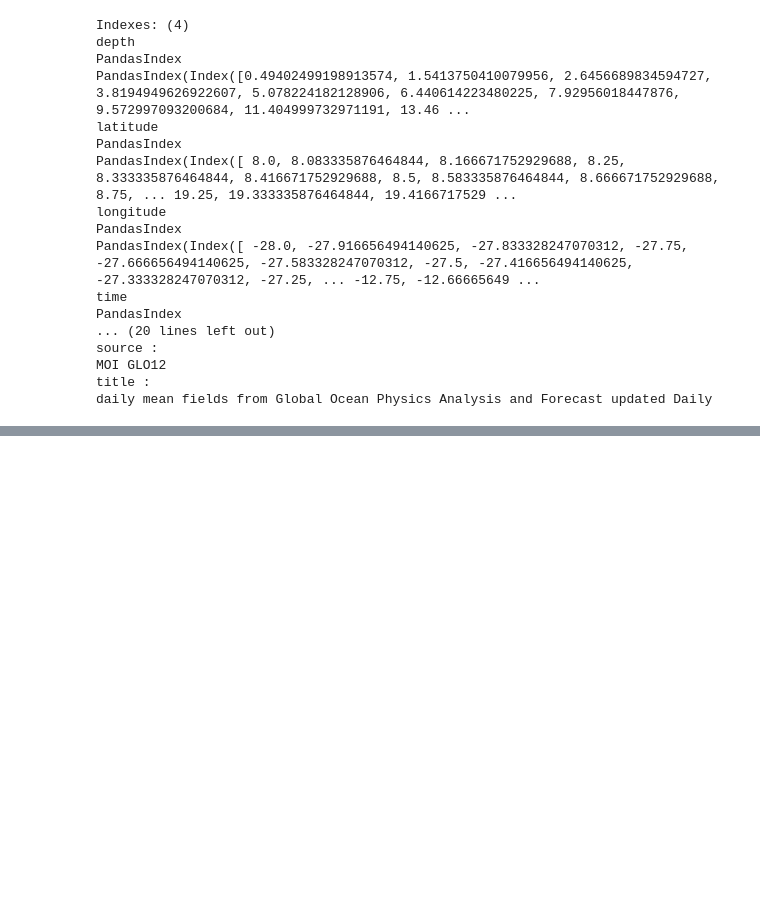
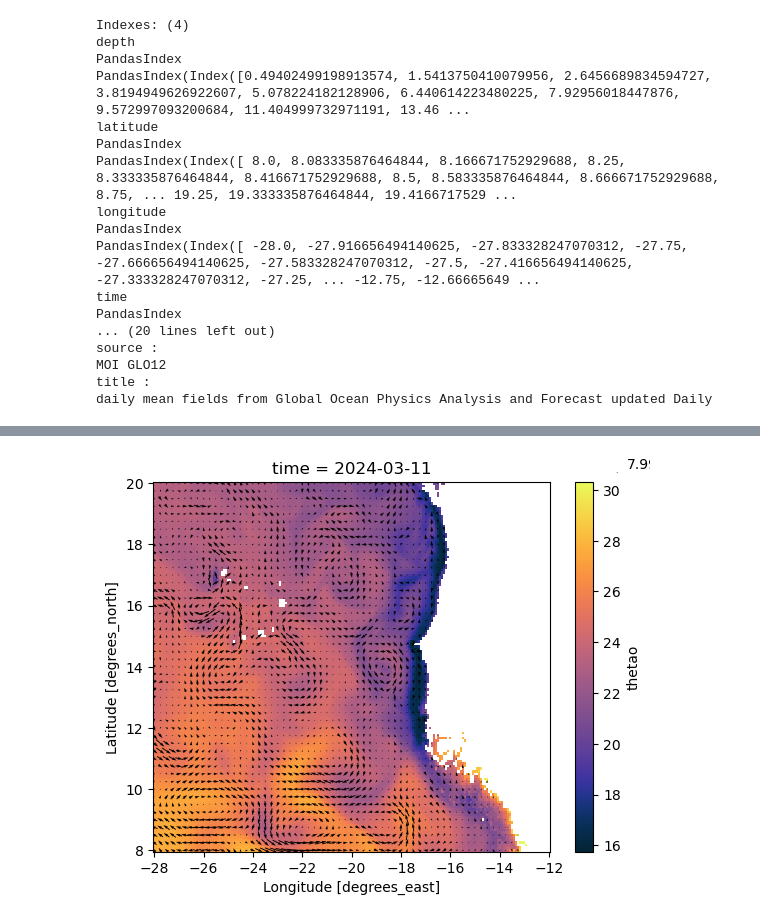
Before and after one commit to mardatade/2024_mardata_OSCM_challenge_2_firstlook, a Jupyter notebook: notebooks/2024-03-11_cmems_phys.ipynb, the cells around one changed output, grey strips where cells are left out. Cells and saved outputs as stored; diff of their text form; code cells hidden in the pictures; blank space fills up the shorter version.

```diff
--- a/notebooks/2024-03-11_cmems_phys.ipynb
+++ b/notebooks/2024-03-11_cmems_phys.ipynb
@@ -154,0 +156,28 @@ daily mean fields from Global Ocean Physics Analysis and Forecast updated Daily
+# %%
+(
+    ds_t
+    .sel(depth=slice(10, 50)).mean("depth")
+    .sel(time="2024-03-11")
+    .thetao
+    .plot(
+        x="longitude", y="latitude",
+        cmap=cmocean.cm.thermal,
+        # size=7,
+    )
+)
+
+fg = (
+    ds_uv
+    .sel(depth=slice(10, 50)).mean("depth")
+    .sel(time="2024-03-11")
+    .isel(
+        longitude=slice(None, None, 3),
+        latitude=slice(None, None, 3),
+    )
+    .plot.quiver(
+        x="longitude", y="latitude",
+        u="uo", v="vo",
+    )
+)
+# %% [output]
+[figure, added]
```
Also changed, not shown: parts of 6 cells of this notebook, 2 other files.
